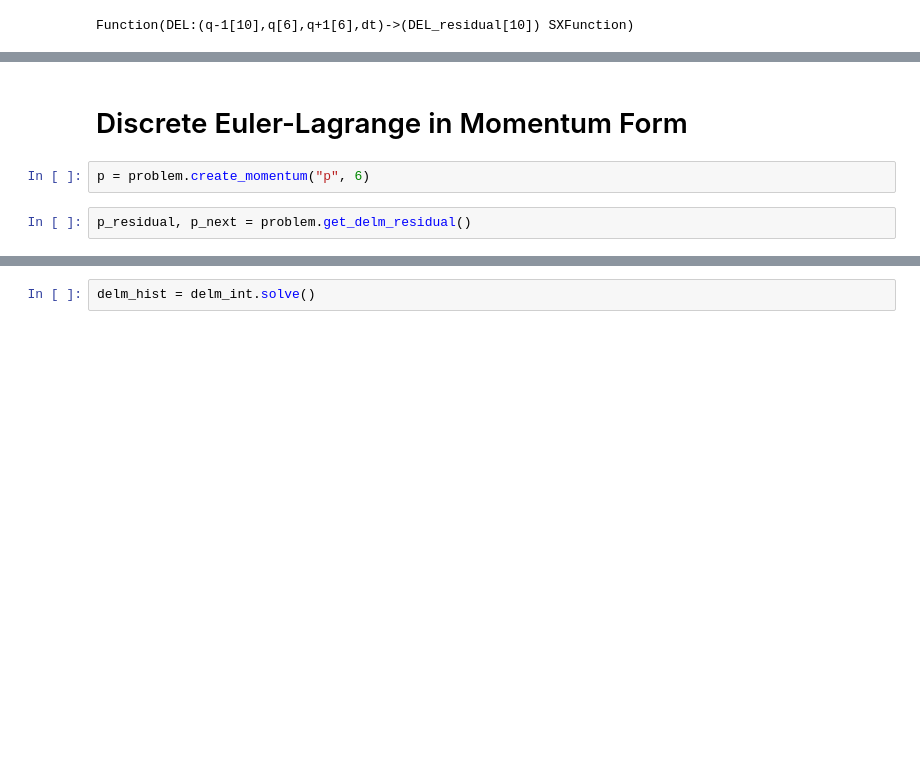
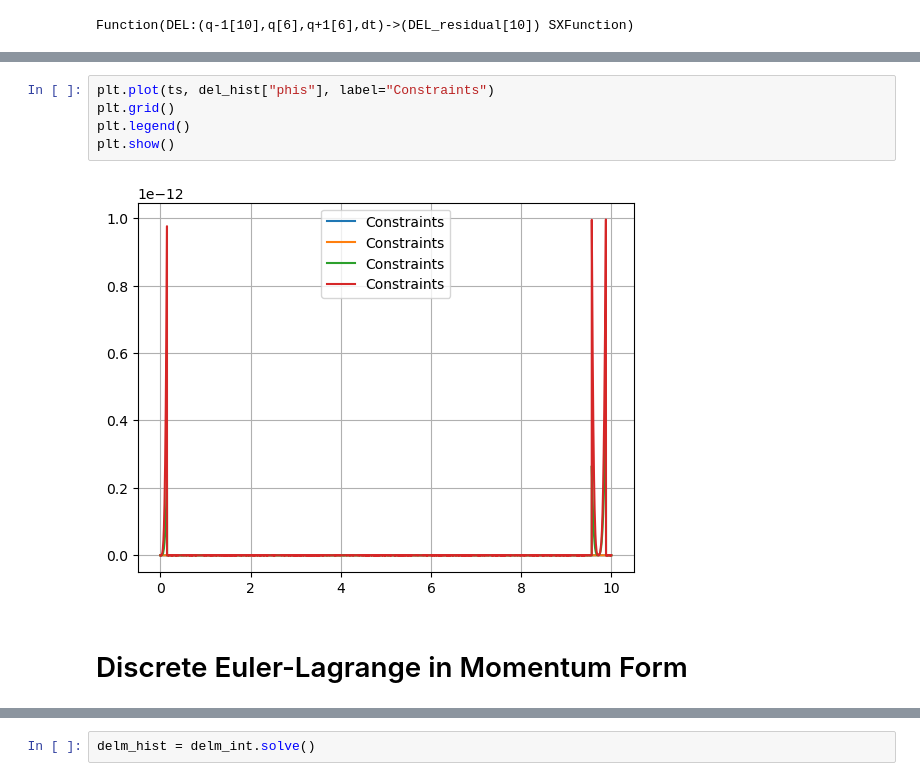
Before and after one commit to simeon-ned/varitop, a Jupyter notebook: examples/00_variational_integration.ipynb, the cells around one changed output, grey strips where cells are left out. Drawn from its saved outputs; the diff is of its cells as text; blank space fills up the shorter version.

```diff
--- a/examples/00_variational_integration.ipynb
+++ b/examples/00_variational_integration.ipynb
@@ -104,6 +108,9 @@ plt.show()
+# %%
+plt.plot(ts, del_hist["phis"], label="Constraints")
+plt.grid()
+plt.legend()
+plt.show()
+# %% [output]
+[figure, added]
 # %% [markdown]
 # Discrete Euler-Lagrange in Momentum Form
-# %%
-p = problem.create_momentum("p", 6)
-# %%
-p_residual, p_next = problem.get_delm_residual()
```
Also changed, not shown: parts of 13 cells of this notebook.
